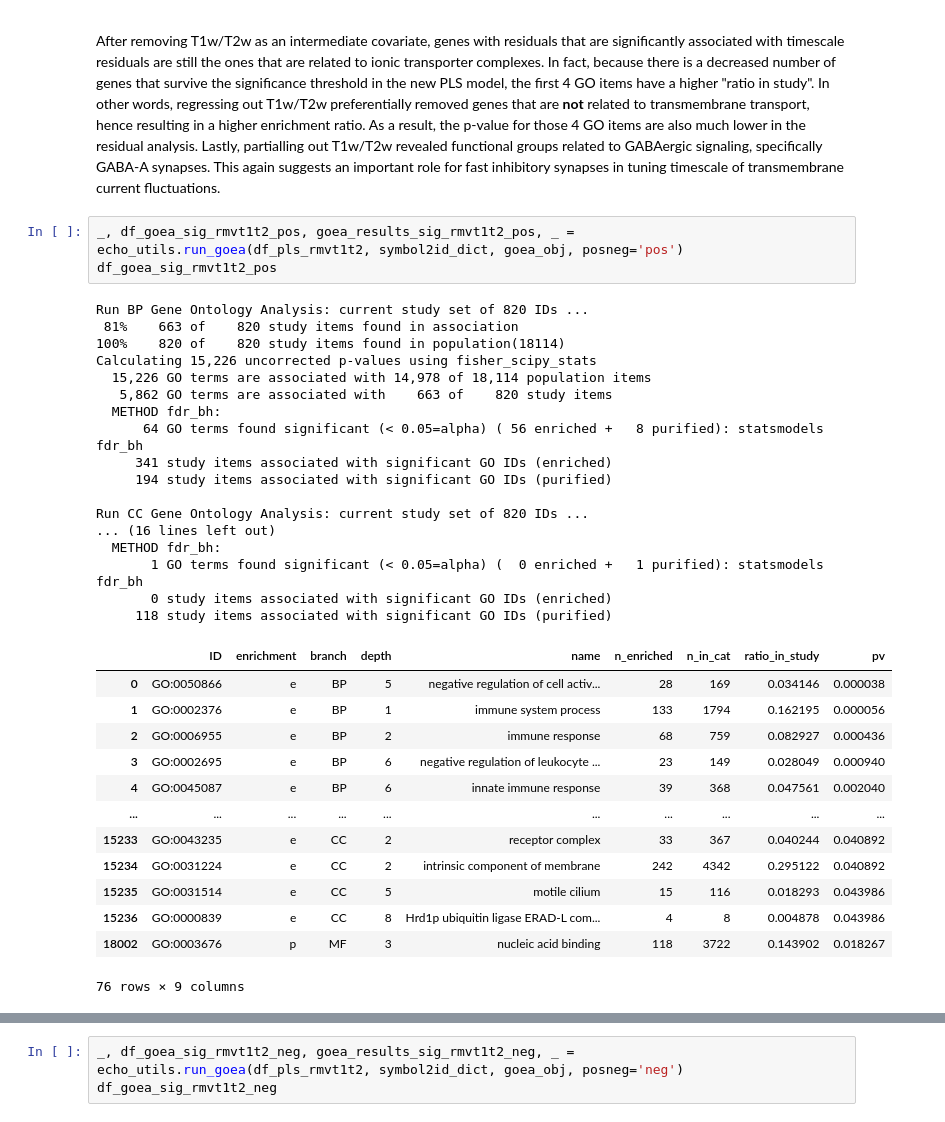
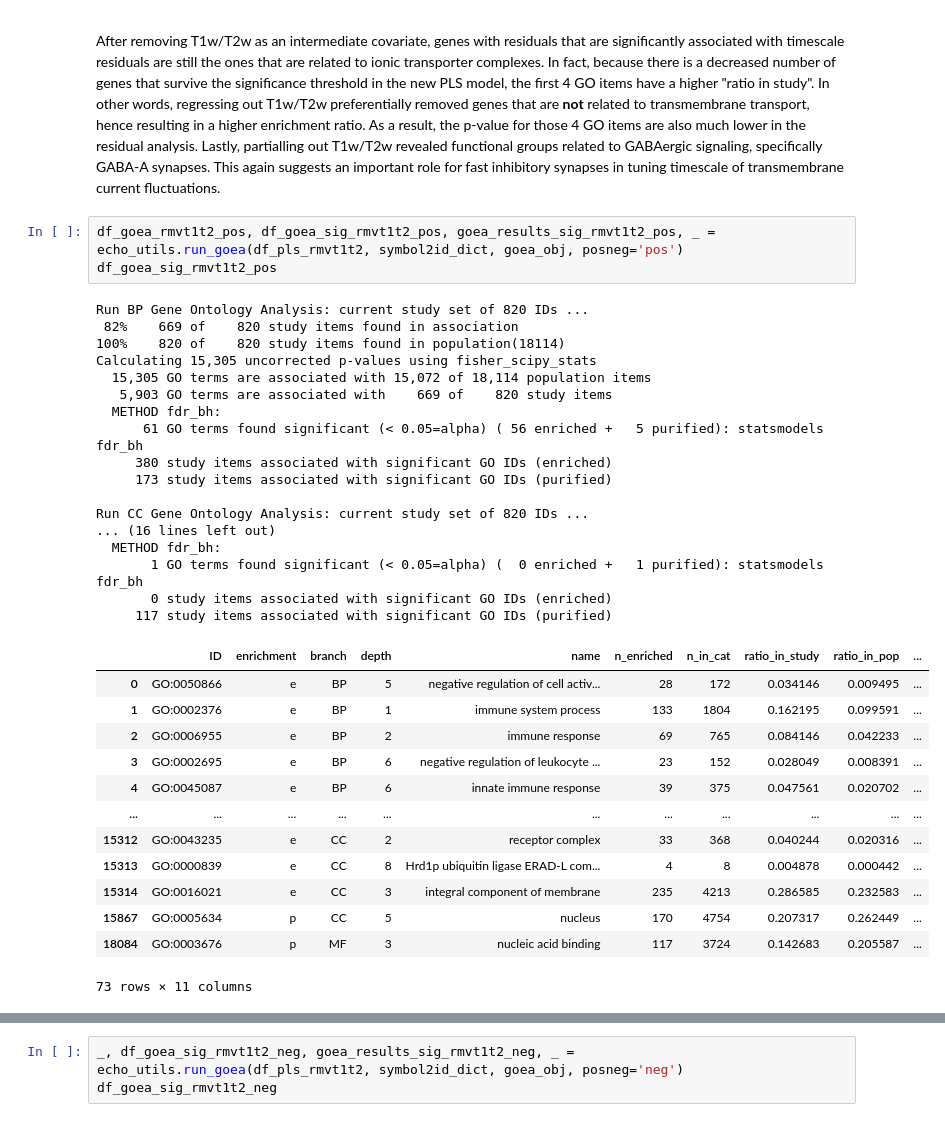
Before and after one commit to rdgao/field-echos, a Jupyter notebook: notebooks/3_viz_human_structural.ipynb, the cells around one changed output, grey strips where cells are left out. Saved outputs shown, nothing was run; the diff lists cells and outputs as text.

```diff
--- a/notebooks/3_viz_human_structural.ipynb
+++ b/notebooks/3_viz_human_structural.ipynb
@@ -1063,39 +1119,39 @@ plt.savefig(fig_path%'GOEA_res_rmvt1t2', bbox_inches='tight')
 ### Genes highly associated with timescale, after removing T1w/T2w, are (more) related to channel transporter complexs
 After removing T1w/T2w as an intermediate covariate, genes with residuals that are significantly associated with timescale residuals are still the ones that are related to ionic transporter complexes. In fact, because there is a decreased number of genes that survive the significance threshold in the new PLS model, the first 4 GO items have a higher "ratio in study". In other words, regressing out T1w/T2w preferentially removed genes that are __not__ related to transmembrane transport, hence resulting in a higher enrichment ratio. As a result, the p-value for those 4 GO items are also much lower in the residual analysis. Lastly, partialling out T1w/T2w revealed functional groups related to GABAergic signaling, specifically GABA-A synapses. This again suggests an important role for fast inhibitory synapses in tuning timescale of transmembrane current fluctuations.
 # %%
-_, df_goea_sig_rmvt1t2_pos, goea_results_sig_rmvt1t2_pos, _ = echo_utils.run_goea(df_pls_rmvt1t2, symbol2id_dict, goea_obj, posneg='pos')
+df_goea_rmvt1t2_pos, df_goea_sig_rmvt1t2_pos, goea_results_sig_rmvt1t2_pos, _ = echo_utils.run_goea(df_pls_rmvt1t2, symbol2id_dict, goea_obj, posneg='pos')
 df_goea_sig_rmvt1t2_pos
 # %% [output]
 Run BP Gene Ontology Analysis: current study set of 820 IDs ...
- 81%    663 of    820 study items found in association
+ 82%    669 of    820 study items found in association
 100%    820 of    820 study items found in population(18114)
-Calculating 15,226 uncorrected p-values using fisher_scipy_stats
-  15,226 GO terms are associated with 14,978 of 18,114 population items
-   5,862 GO terms are associated with    663 of    820 study items
+Calculating 15,305 uncorrected p-values using fisher_scipy_stats
+  15,305 GO terms are associated with 15,072 of 18,114 population items
+   5,903 GO terms are associated with    669 of    820 study items
   METHOD fdr_bh:
-      64 GO terms found significant (< 0.05=alpha) ( 56 enriched +   8 purified): statsmodels fdr_bh
-     341 study items associated with significant GO IDs (enriched)
-     194 study items associated with significant GO IDs (purified)
+      61 GO terms found significant (< 0.05=alpha) ( 56 enriched +   5 purified): statsmodels fdr_bh
+     380 study items associated with significant GO IDs (enriched)
+     173 study items associated with significant GO IDs (purified)
 
 Run CC Gene Ontology Analysis: current study set of 820 IDs ...
 ... (16 lines left out)
   METHOD fdr_bh:
        1 GO terms found significant (< 0.05=alpha) (  0 enriched +   1 purified): statsmodels fdr_bh
        0 study items associated with significant GO IDs (enriched)
-     118 study items associated with significant GO IDs (purified)
+     117 study items associated with significant GO IDs (purified)
-|  | ID | enrichment | branch | depth | name | n_enriched | n_in_cat | ratio_in_study | pv |
-| 0 | GO:0050866 | e | BP | 5 | negative regulation of cell activ... | 28 | 169 | 0.034146 | 0.000038 |
-| 1 | GO:0002376 | e | BP | 1 | immune system process | 133 | 1794 | 0.162195 | 0.000056 |
-| 2 | GO:0006955 | e | BP | 2 | immune response | 68 | 759 | 0.082927 | 0.000436 |
-| 3 | GO:0002695 | e | BP | 6 | negative regulation of leukocyte ... | 23 | 149 | 0.028049 | 0.000940 |
-| 4 | GO:0045087 | e | BP | 6 | innate immune response | 39 | 368 | 0.047561 | 0.002040 |
-| ... | ... | ... | ... | ... | ... | ... | ... | ... | ... |
-| 15233 | GO:0043235 | e | CC | 2 | receptor complex | 33 | 367 | 0.040244 | 0.040892 |
-| 15234 | GO:0031224 | e | CC | 2 | intrinsic component of membrane | 242 | 4342 | 0.295122 | 0.040892 |
-| 15235 | GO:0031514 | e | CC | 5 | motile cilium | 15 | 116 | 0.018293 | 0.043986 |
-| 15236 | GO:0000839 | e | CC | 8 | Hrd1p ubiquitin ligase ERAD-L com... | 4 | 8 | 0.004878 | 0.043986 |
-| 18002 | GO:0003676 | p | MF | 3 | nucleic acid binding | 118 | 3722 | 0.143902 | 0.018267 |
+|  | ID | enrichment | branch | depth | name | n_enriched | n_in_cat | ratio_in_study | ratio_in_pop | ... |
+| 0 | GO:0050866 | e | BP | 5 | negative regulation of cell activ... | 28 | 172 | 0.034146 | 0.009495 | ... |
+| 1 | GO:0002376 | e | BP | 1 | immune system process | 133 | 1804 | 0.162195 | 0.099591 | ... |
+| 2 | GO:0006955 | e | BP | 2 | immune response | 69 | 765 | 0.084146 | 0.042233 | ... |
+| 3 | GO:0002695 | e | BP | 6 | negative regulation of leukocyte ... | 23 | 152 | 0.028049 | 0.008391 | ... |
+| 4 | GO:0045087 | e | BP | 6 | innate immune response | 39 | 375 | 0.047561 | 0.020702 | ... |
+| ... | ... | ... | ... | ... | ... | ... | ... | ... | ... | ... |
+| 15312 | GO:0043235 | e | CC | 2 | receptor complex | 33 | 368 | 0.040244 | 0.020316 | ... |
+| 15313 | GO:0000839 | e | CC | 8 | Hrd1p ubiquitin ligase ERAD-L com... | 4 | 8 | 0.004878 | 0.000442 | ... |
+| 15314 | GO:0016021 | e | CC | 3 | integral component of membrane | 235 | 4213 | 0.286585 | 0.232583 | ... |
+| 15867 | GO:0005634 | p | CC | 5 | nucleus | 170 | 4754 | 0.207317 | 0.262449 | ... |
+| 18084 | GO:0003676 | p | MF | 3 | nucleic acid binding | 117 | 3724 | 0.142683 | 0.205587 | ... |
-76 rows × 9 columns
+73 rows × 11 columns
 # %%
 [print(n['enrichment'], n['branch'], n['ID'], n['name'], n['pv']) for i_n, n in df_goea_sig_rmvt1t2_pos.iterrows()];
 # %% [output]
```
Also changed, not shown: parts of 15 cells of this notebook, 29 other files.
